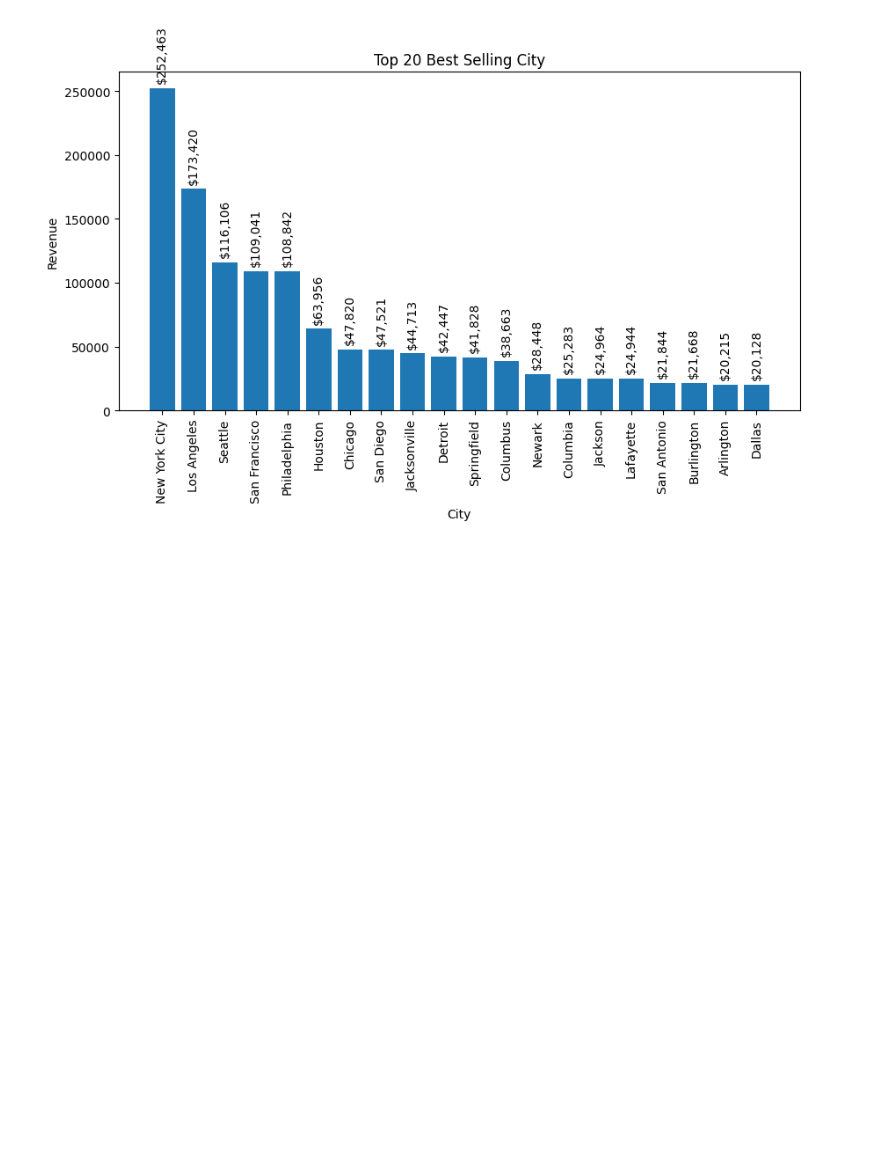
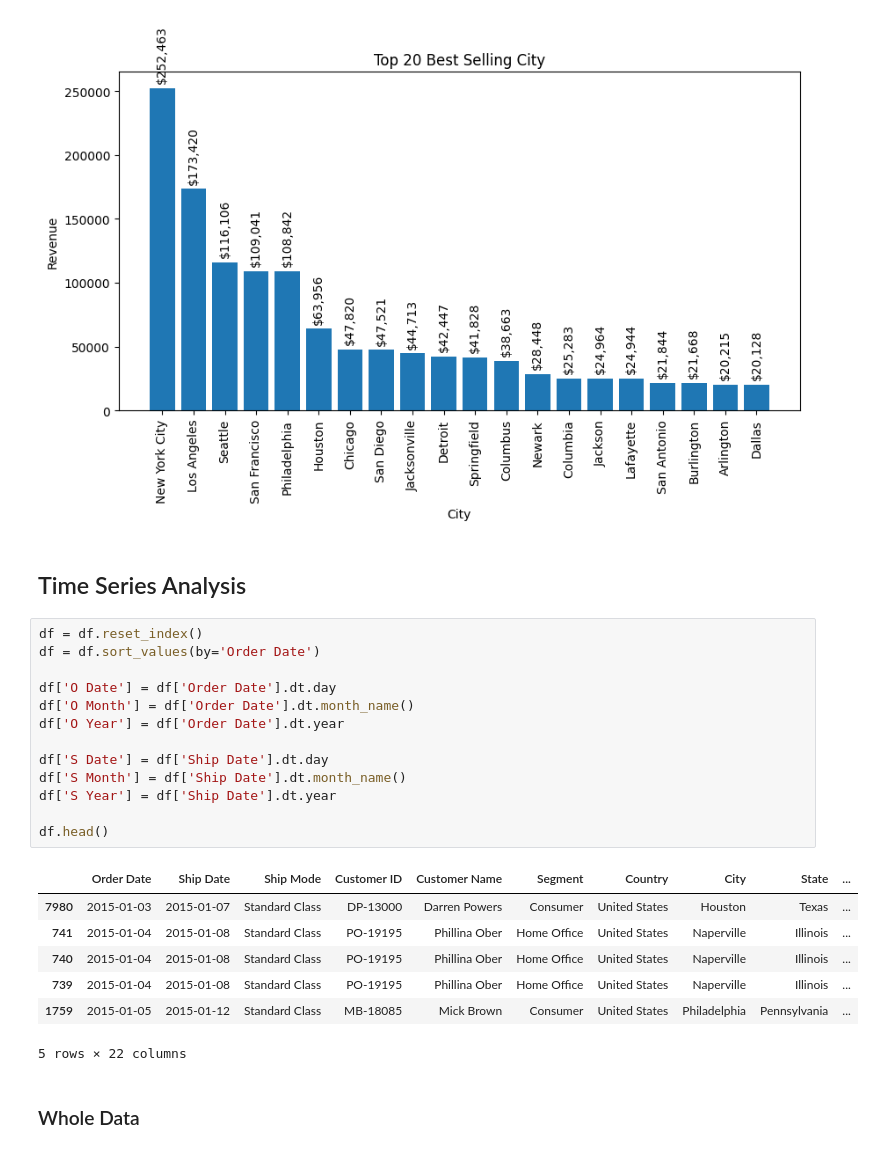
Before and after one commit to MomorioUHT/ExploratoryDataAnalysis, a Jupyter notebook: SalesExploratoryAnalysis.ipynb, the cells around one changed output. Cells and saved outputs as stored; diff of their text form; blank space fills up the shorter version.

```diff
--- a/SalesExploratoryAnalysis.ipynb
+++ b/SalesExploratoryAnalysis.ipynb
@@ -215,3 +215,28 @@ ax.bar_label(bars, labels=[f"${v:,.0f}" for v in top_20_cities['Sales']], rotati
 plt.show()
 # %% [output]
 [figure]
+# %% [markdown]
+## Time Series Analysis
+# %%
+df = df.reset_index()
+df = df.sort_values(by='Order Date')
+
+df['O Date'] = df['Order Date'].dt.day
+df['O Month'] = df['Order Date'].dt.month_name()
+df['O Year'] = df['Order Date'].dt.year
+
+df['S Date'] = df['Ship Date'].dt.day
+df['S Month'] = df['Ship Date'].dt.month_name()
+df['S Year'] = df['Ship Date'].dt.year
+
+df.head()
+# %% [output]
+|  | Order Date | Ship Date | Ship Mode | Customer ID | Customer Name | Segment | Country | City | State | ... |
+| 7980 | 2015-01-03 | 2015-01-07 | Standard Class | DP-13000 | Darren Powers | Consumer | United States | Houston | Texas | ... |
+| 741 | 2015-01-04 | 2015-01-08 | Standard Class | PO-19195 | Phillina Ober | Home Office | United States | Naperville | Illinois | ... |
+| 740 | 2015-01-04 | 2015-01-08 | Standard Class | PO-19195 | Phillina Ober | Home Office | United States | Naperville | Illinois | ... |
+| 739 | 2015-01-04 | 2015-01-08 | Standard Class | PO-19195 | Phillina Ober | Home Office | United States | Naperville | Illinois | ... |
+| 1759 | 2015-01-05 | 2015-01-12 | Standard Class | MB-18085 | Mick Brown | Consumer | United States | Philadelphia | Pennsylvania | ... |
+5 rows × 22 columns
+# %% [markdown]
+### Whole Data
```
Also changed, not shown: parts of 6 cells of this notebook.
